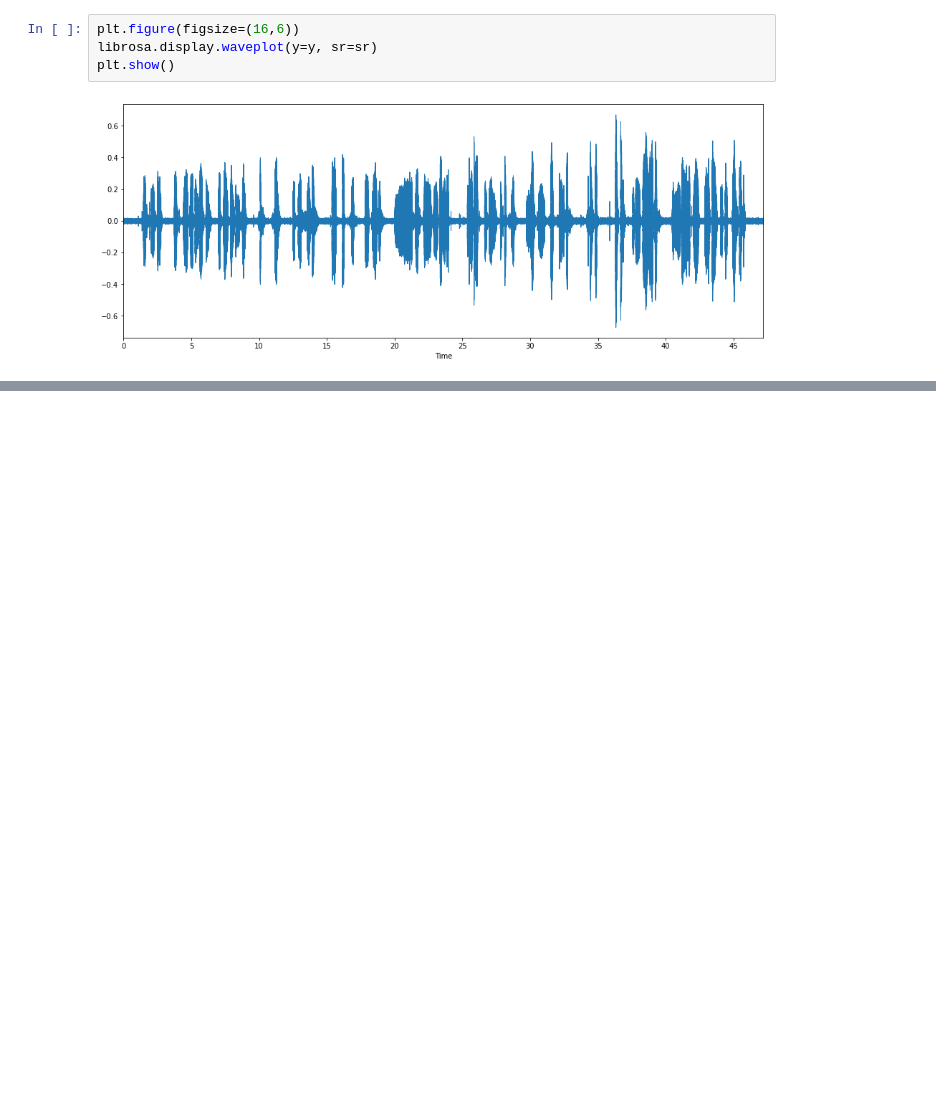
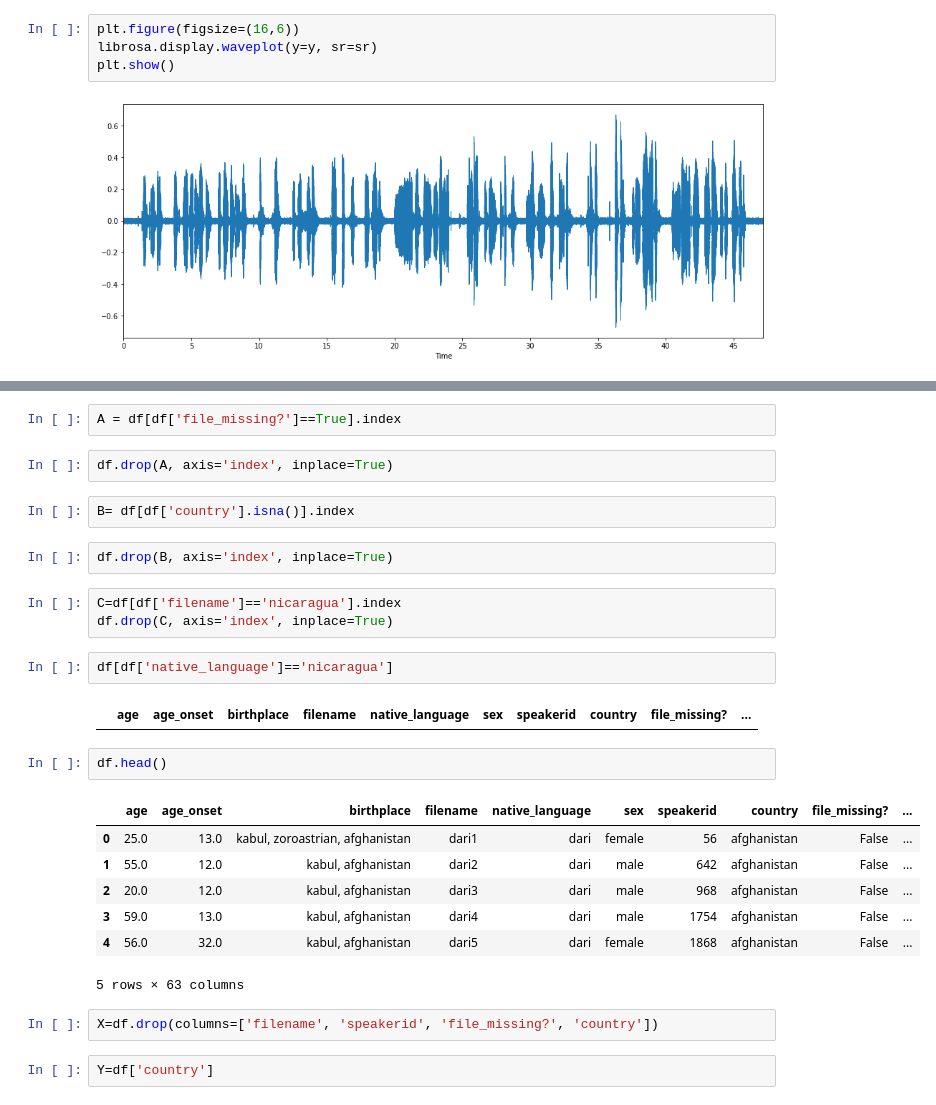
Before and after one commit to parkjiye/EnglishSpeechAccentAnalyzer, a Jupyter notebook: EnglishSpeechAccentAnalyzer.ipynb, the cells around one changed output, grey strips where cells are left out. Saved outputs shown, nothing was run; the diff lists cells and outputs as text; blank space fills up the shorter version.

```diff
--- a/EnglishSpeechAccentAnalyzer.ipynb
+++ b/EnglishSpeechAccentAnalyzer.ipynb
@@ -196,0 +553,29 @@ plt.show()
+# %%
+A = df[df['file_missing?']==True].index
+# %%
+df.drop(A, axis='index', inplace=True)
+# %%
+B= df[df['country'].isna()].index
+# %%
+df.drop(B, axis='index', inplace=True)
+# %%
+C=df[df['filename']=='nicaragua'].index
+df.drop(C, axis='index', inplace=True)
+# %%
+df[df['native_language']=='nicaragua']
+# %% [output]
+|  | age | age_onset | birthplace | filename | native_language | sex | speakerid | country | file_missing? | ... |
+# %%
+df.head()
+# %% [output]
+|  | age | age_onset | birthplace | filename | native_language | sex | speakerid | country | file_missing? | ... |
+| 0 | 25.0 | 13.0 | kabul, zoroastrian, afghanistan | dari1 | dari | female | 56 | afghanistan | False | ... |
+| 1 | 55.0 | 12.0 | kabul, afghanistan | dari2 | dari | male | 642 | afghanistan | False | ... |
+| 2 | 20.0 | 12.0 | kabul, afghanistan | dari3 | dari | male | 968 | afghanistan | False | ... |
+| 3 | 59.0 | 13.0 | kabul, afghanistan | dari4 | dari | male | 1754 | afghanistan | False | ... |
+| 4 | 56.0 | 32.0 | kabul, afghanistan | dari5 | dari | female | 1868 | afghanistan | False | ... |
+5 rows × 63 columns
+# %%
+X=df.drop(columns=['filename', 'speakerid', 'file_missing?', 'country'])
+# %%
+Y=df['country']
```
Also changed, not shown: parts of 45 cells of this notebook.
